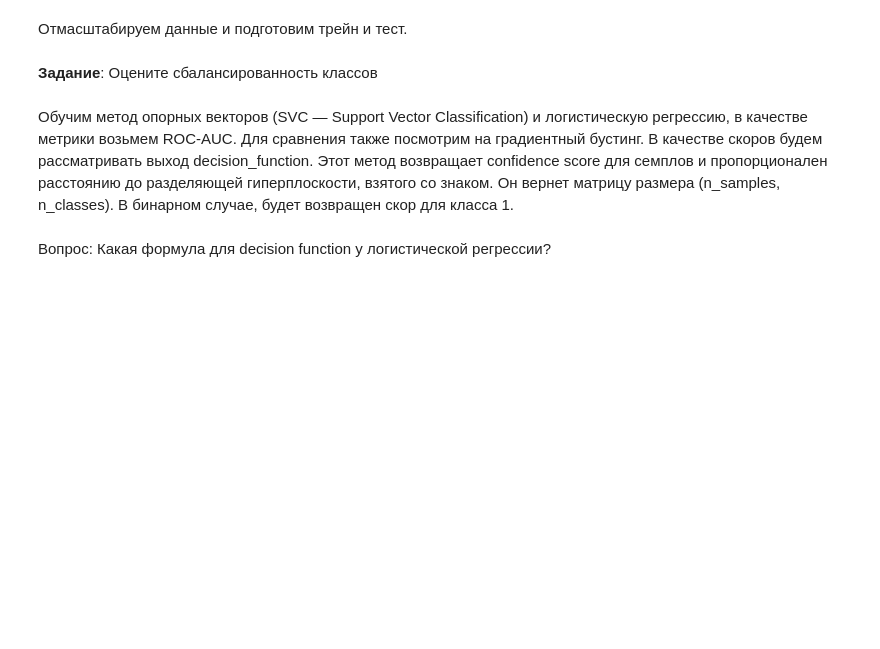
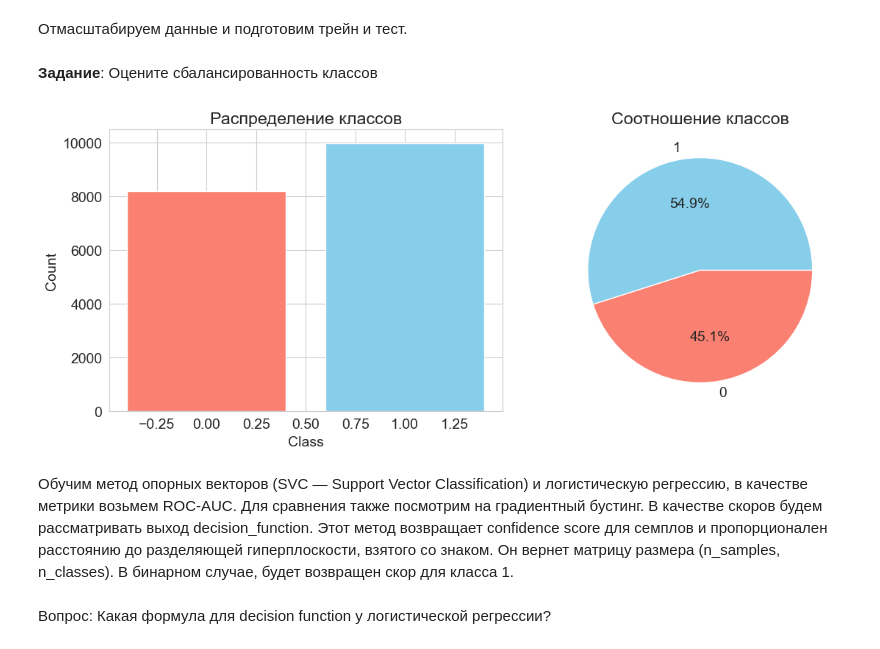
Before and after one commit to 0sasha0rul/spbu_ml_2026, a Jupyter notebook: notebooks/model_calibration.ipynb, the cells around one changed output. Cells and saved outputs as stored; diff of their text form; code cells hidden in the pictures; blank space fills up the shorter version.

```diff
--- a/notebooks/model_calibration.ipynb
+++ b/notebooks/model_calibration.ipynb
@@ -99,3 +97,21 @@ X_test = scaler.transform(X_test)
+# %%
+import pandas as pd
+import matplotlib.pyplot as plt
+
+class_counts = y.value_counts()
+class_ratio = class_counts / len(y)
+
+fig, ax = plt.subplots(1, 2, figsize=(12, 5))
+ax[0].bar(class_counts.index, class_counts.values, color=['skyblue', 'salmon'])
+ax[0].set_xlabel('Class')
+ax[0].set_ylabel('Count')
+ax[0].set_title('Распределение классов')
+ax[1].pie(class_counts.values, labels=class_counts.index, autopct='%1.1f%%', colors=['skyblue', 'salmon'])
+ax[1].set_title('Соотношение классов')
+plt.tight_layout()
+plt.show()
+# %% [output]
+[figure, added]
 # %% [markdown]
 Обучим метод опорных векторов (SVC — Support Vector Classification) и логистическую регрессию, в качестве метрики возьмем ROC-AUC. Для сравнения также посмотрим на градиентный бустинг.
 В качестве скоров будем рассматривать выход decision_function. Этот метод возвращает confidence score для семплов и пропорционален расстоянию до разделяющей гиперплоскости, взятого со знаком. Он вернет матрицу размера (n_samples, n_classes). В бинарном случае, будет возвращен скор для класса 1.
```
Also changed, not shown: parts of 28 cells of this notebook, 6 other files.
